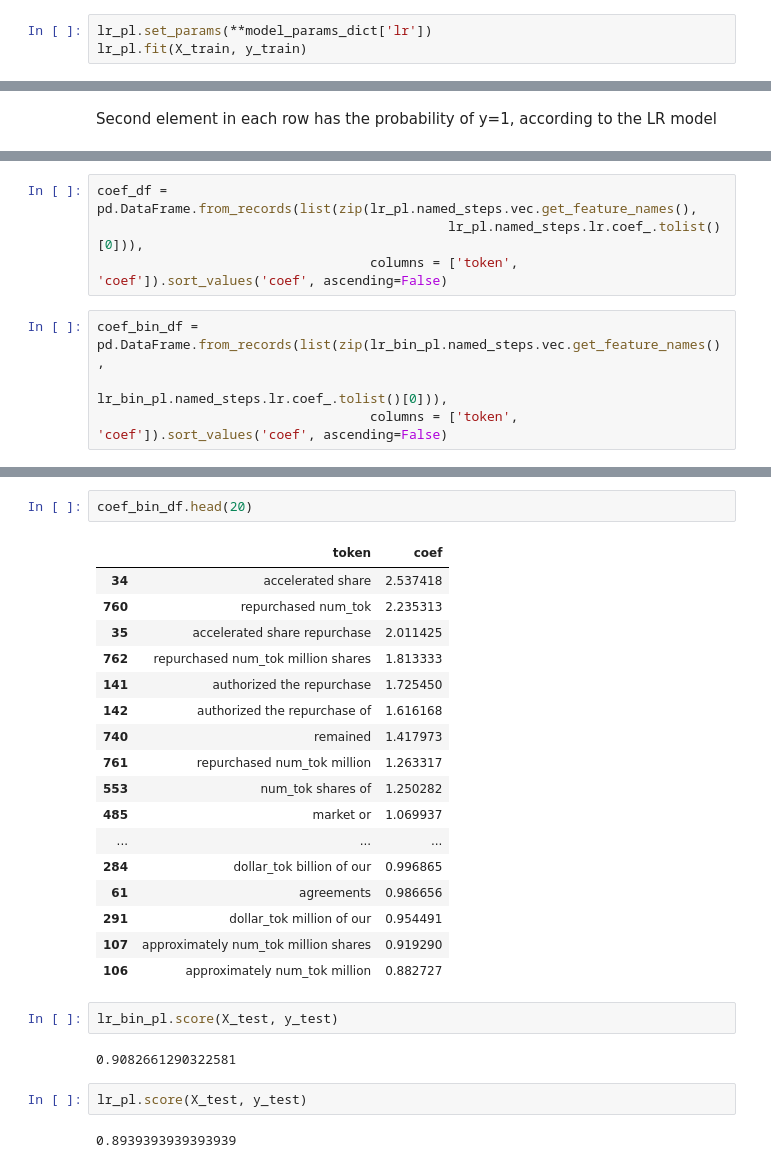
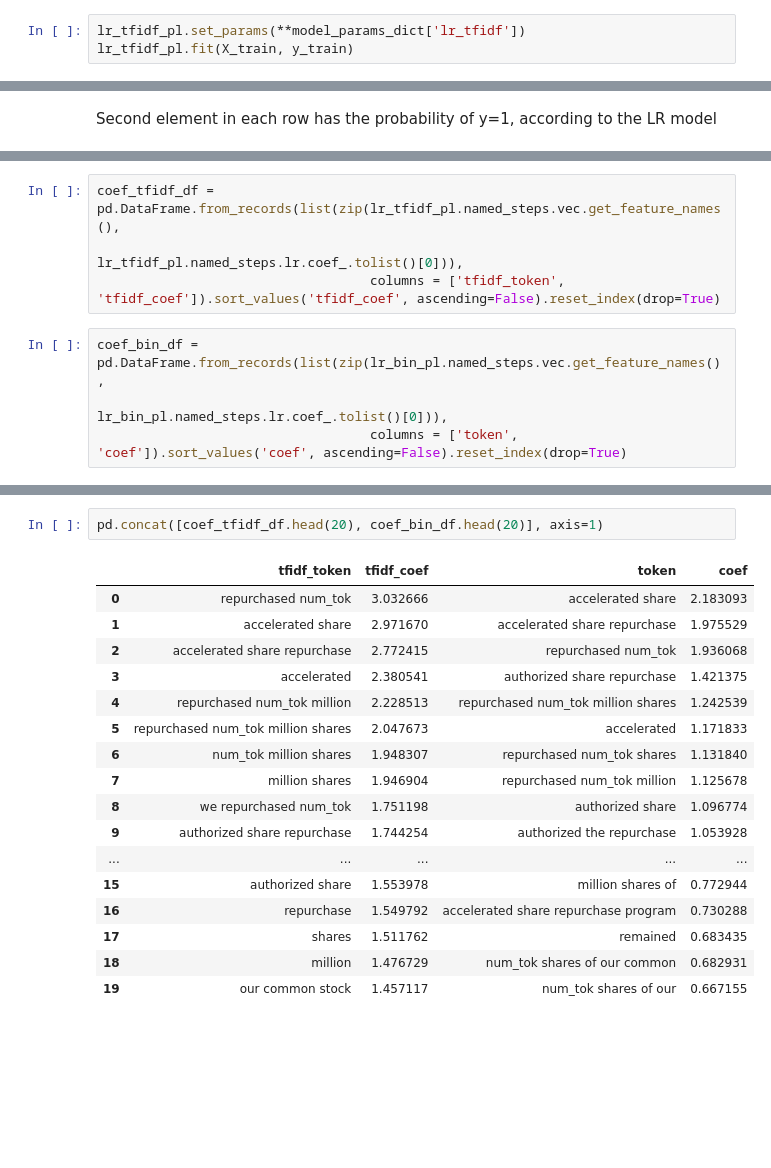
Before and after one commit to suhasinipallai/New_constructs, a Jupyter notebook: jj-eda.ipynb, the cells around one changed output, grey strips where cells are left out. Saved outputs shown, nothing was run; the diff lists cells and outputs as text; blank space fills up the shorter version.

Commit message:
adjusted tokenization

```diff
--- a/jj-eda.ipynb
+++ b/jj-eda.ipynb
@@ -1134,7 +1011,7 @@ Pipeline(memory=None,
           verbose=0, warm_start=False))])
 # %%
-lr_pl.set_params(**model_params_dict['lr'])
-lr_pl.fit(X_train, y_train)
+lr_tfidf_pl.set_params(**model_params_dict['lr_tfidf'])
+lr_tfidf_pl.fit(X_train, y_train)
 # %% [output]
 Pipeline(memory=None,
      steps=[('vec', TfidfVectorizer(analyzer='word', binary=False, decode_error='strict',
@@ -1221,8 +1084,8 @@ avg / total       0.91      0.91      0.91       992
+# %%
+coef_tfidf_df = pd.DataFrame.from_records(list(zip(lr_tfidf_pl.named_steps.vec.get_feature_names(),
+                                             lr_tfidf_pl.named_steps.lr.coef_.tolist()[0])),
+                                   columns = ['tfidf_token', 'tfidf_coef']).sort_values('tfidf_coef', ascending=False).reset_index(drop=True)
 # %%
-coef_df = pd.DataFrame.from_records(list(zip(lr_pl.named_steps.vec.get_feature_names(),
-                                             lr_pl.named_steps.lr.coef_.tolist()[0])),
-                                   columns = ['token', 'coef']).sort_values('coef', ascending=False)
+coef_bin_df = pd.DataFrame.from_records(list(zip(lr_bin_pl.named_steps.vec.get_feature_names(),
+                                             lr_bin_pl.named_steps.lr.coef_.tolist()[0])),
+                                   columns = ['token', 'coef']).sort_values('coef', ascending=False).reset_index(drop=True)
-# %%
-coef_bin_df = pd.DataFrame.from_records(list(zip(lr_bin_pl.named_steps.vec.get_feature_names(),
-                                             lr_bin_pl.named_steps.lr.coef_.tolist()[0])),
-                                   columns = ['token', 'coef']).sort_values('coef', ascending=False)
@@ -1249,28 +1092,20 @@ coef_df.tail(20)
-# %%
-coef_bin_df.head(20)
-# %% [output]
-|  | token | coef |
-| 34 | accelerated share | 2.537418 |
-| 760 | repurchased num_tok | 2.235313 |
-| 35 | accelerated share repurchase | 2.011425 |
-| 762 | repurchased num_tok million shares | 1.813333 |
-| 141 | authorized the repurchase | 1.725450 |
-| 142 | authorized the repurchase of | 1.616168 |
-| 740 | remained | 1.417973 |
-| 761 | repurchased num_tok million | 1.263317 |
-| 553 | num_tok shares of | 1.250282 |
-| 485 | market or | 1.069937 |
-| ... | ... | ... |
-| 284 | dollar_tok billion of our | 0.996865 |
-| 61 | agreements | 0.986656 |
-| 291 | dollar_tok million of our | 0.954491 |
-| 107 | approximately num_tok million shares | 0.919290 |
-| 106 | approximately num_tok million | 0.882727 |
-# %%
-lr_bin_pl.score(X_test, y_test)
-# %% [output]
-0.9082661290322581
-# %%
-lr_pl.score(X_test, y_test)
-# %% [output]
-0.8939393939393939
+# %%
+pd.concat([coef_tfidf_df.head(20), coef_bin_df.head(20)], axis=1)
+# %% [output]
+|  | tfidf_token | tfidf_coef | token | coef |
+| 0 | repurchased num_tok | 3.032666 | accelerated share | 2.183093 |
+| 1 | accelerated share | 2.971670 | accelerated share repurchase | 1.975529 |
+| 2 | accelerated share repurchase | 2.772415 | repurchased num_tok | 1.936068 |
+| 3 | accelerated | 2.380541 | authorized share repurchase | 1.421375 |
+| 4 | repurchased num_tok million | 2.228513 | repurchased num_tok million shares | 1.242539 |
+| 5 | repurchased num_tok million shares | 2.047673 | accelerated | 1.171833 |
+| 6 | num_tok million shares | 1.948307 | repurchased num_tok shares | 1.131840 |
+| 7 | million shares | 1.946904 | repurchased num_tok million | 1.125678 |
+| 8 | we repurchased num_tok | 1.751198 | authorized share | 1.096774 |
+| 9 | authorized share repurchase | 1.744254 | authorized the repurchase | 1.053928 |
+| ... | ... | ... | ... | ... |
+| 15 | authorized share | 1.553978 | million shares of | 0.772944 |
+| 16 | repurchase | 1.549792 | accelerated share repurchase program | 0.730288 |
+| 17 | shares | 1.511762 | remained | 0.683435 |
+| 18 | million | 1.476729 | num_tok shares of our common | 0.682931 |
+| 19 | our common stock | 1.457117 | num_tok shares of our | 0.667155 |
```
Also changed, not shown: parts of 175 cells of this notebook.
